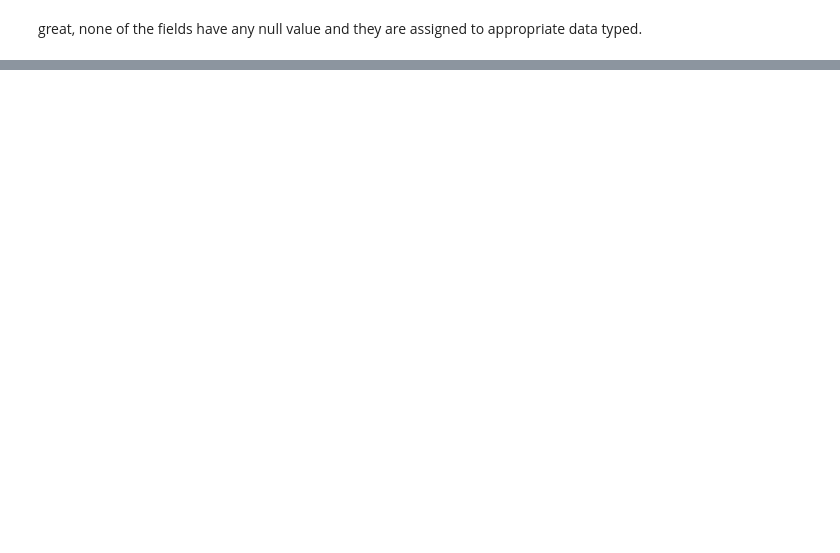
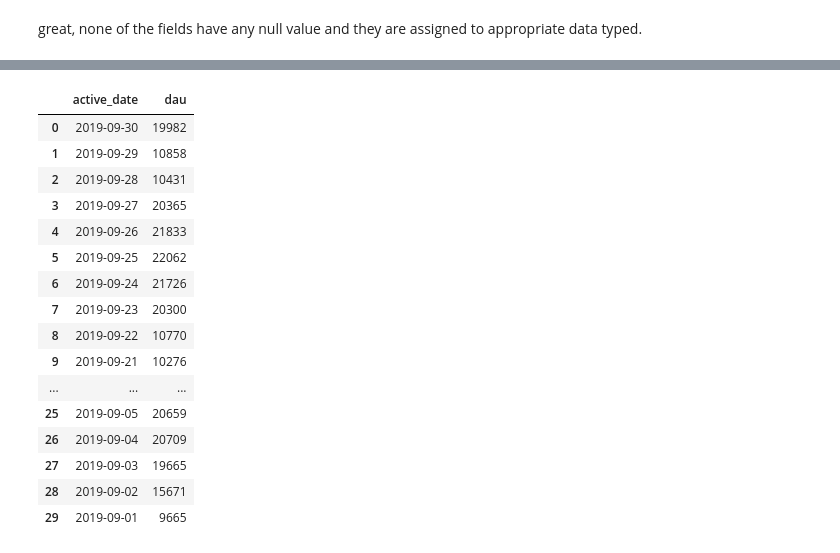
Before and after one commit to mbo0000/Personal-Projects, a Jupyter notebook: StackoverflowAnalysis/stack_stickiness.ipynb, the cells around one changed output, grey strips where cells are left out. Cells and saved outputs as stored; diff of their text form; code cells hidden in the pictures; blank space fills up the shorter version.

```diff
--- a/StackoverflowAnalysis/stack_stickiness.ipynb
+++ b/StackoverflowAnalysis/stack_stickiness.ipynb
@@ -238 +190,34 @@ df_dau_mau
+# %%
+# getting dau for the last 30 days
+query = """
+        SELECT
+            active_date,
+            COUNT(DISTINCT owner_user_id) AS dau,
+        FROM `portfolio-331917.stored_views.active_users`
+        WHERE
+            active_date BETWEEN DATE '2019-09-01' AND DATE '2019-09-30'
+        GROUP BY 1
+        ORDER BY 1 DESC
+        """
+
+df_dau = getQueryAsDF(query)
+df_dau
+# %% [output]
+|  | active_date | dau |
+| 0 | 2019-09-30 | 19982 |
+| 1 | 2019-09-29 | 10858 |
+| 2 | 2019-09-28 | 10431 |
+| 3 | 2019-09-27 | 20365 |
+| 4 | 2019-09-26 | 21833 |
+| 5 | 2019-09-25 | 22062 |
+| 6 | 2019-09-24 | 21726 |
+| 7 | 2019-09-23 | 20300 |
+| 8 | 2019-09-22 | 10770 |
+| 9 | 2019-09-21 | 10276 |
+| ... | ... | ... |
+| 25 | 2019-09-05 | 20659 |
+| 26 | 2019-09-04 | 20709 |
+| 27 | 2019-09-03 | 19665 |
+| 28 | 2019-09-02 | 15671 |
+| 29 | 2019-09-01 | 9665 |
 # %%
```
Also changed, not shown: parts of 17 cells of this notebook, 1 other file.
